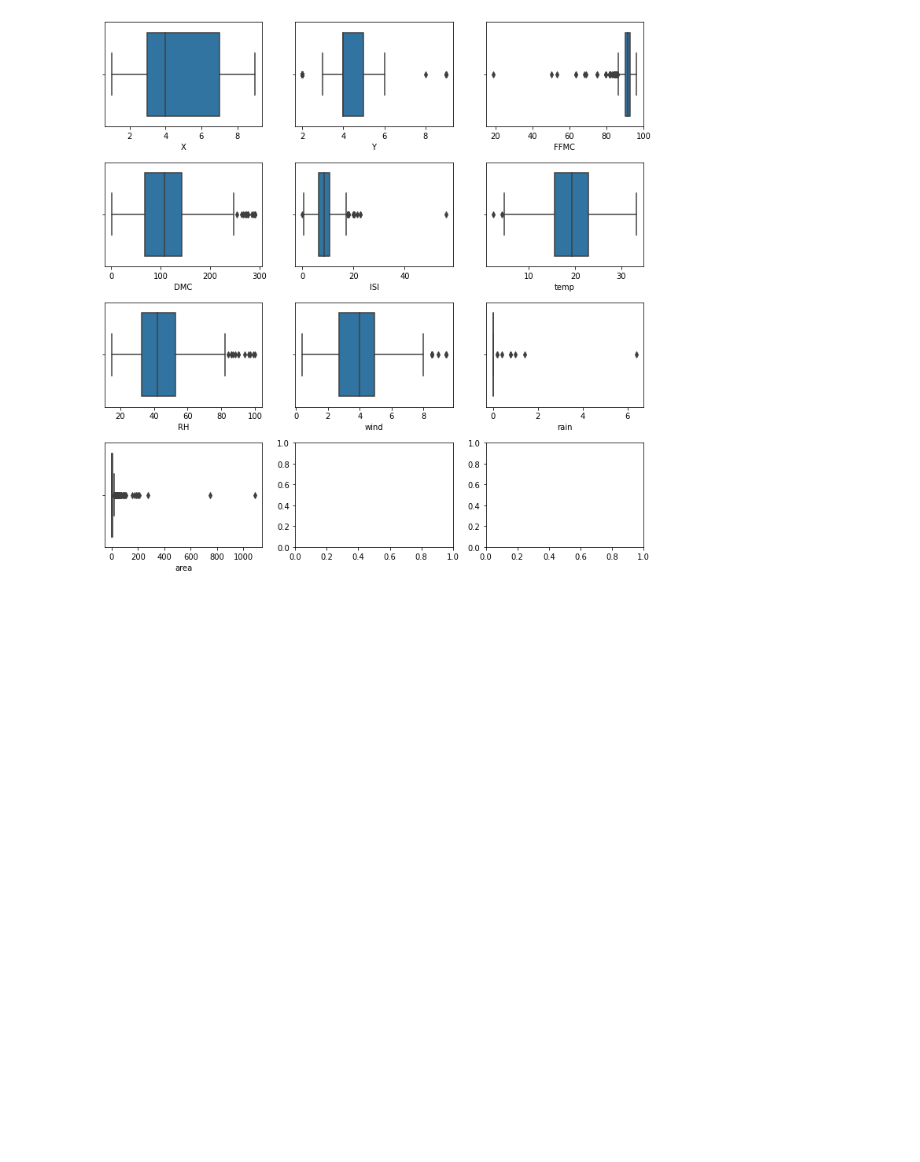
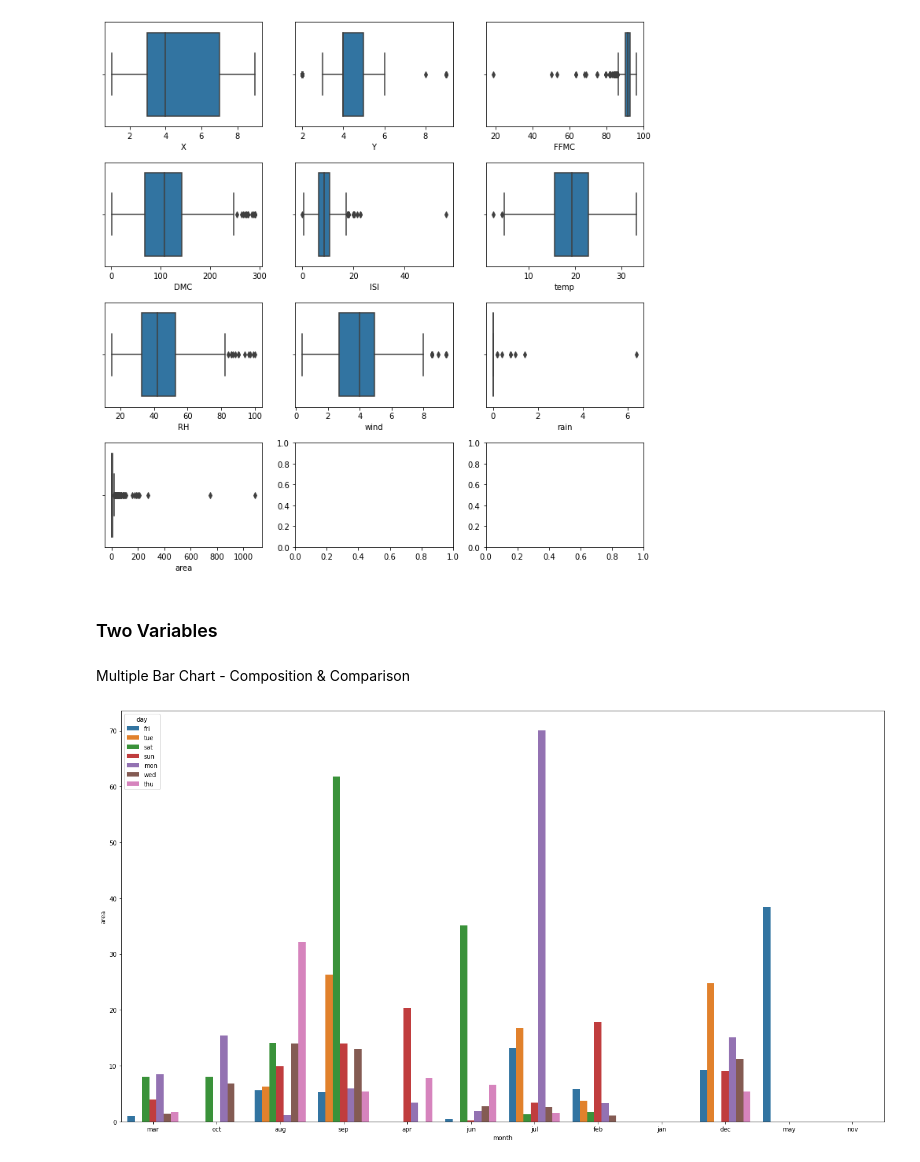
Before and after one commit to MaxZx3000/Forest-Fire, a Jupyter notebook: Final_Project_Forest_Fire_Classifier_(Anthony_Kevin_Oktavius).ipynb, the cells around one changed output. Drawn from its saved outputs; the diff is of its cells as text; code cells hidden in the pictures; blank space fills up the shorter version.

Commit message:
Added Multiple Bar Chart - Comparison Code.

```diff
--- a/Final_Project_Forest_Fire_Classifier_(Anthony_Kevin_Oktavius).ipynb
+++ b/Final_Project_Forest_Fire_Classifier_(Anthony_Kevin_Oktavius).ipynb
@@ -158,3 +160,52 @@ plt.tight_layout()
 plt.show()
 # %% [output]
 [figure]
+# %% [markdown]
+### Two Variables
+# %% [markdown]
+Multiple Bar Chart - Composition & Comparison
+# %%
+def make_multiple_bar_plot(df, x1, x2, y, cmap, ax, statistic):
+  target_field_two_categorical_df = df.groupby([x1, x2]).mean()[y]
+
+  mean_target_field_two_categorical_df = target_field_two_categorical_df.unstack(
+      level = 1
+  )
+
+  mean_target_field_two_categorical_df = mean_target_field_two_categorical_df.reset_index()
+
+
+  mean_target_field_two_categorical_df = pd.melt(
+      mean_target_field_two_categorical_df,
+      id_vars = x1,
+      var_name = x2,
+      value_name = y
+  )
+
+  sns.barplot(x = x1,
+              y = y,
+              hue = x2,
+              data = forest_fire_df,
+              ax = ax,
+              ci = None)
+# %%
+fig, ax = plt.subplots(nrows = 1, ncols = 1)
+
+fig.set_figwidth(18)
+fig.set_figheight(10)
+
+multiple_bar_fields = categorical_variables.copy()
+multiple_bar_fields.append(area_field)
+
+make_multiple_bar_plot(forest_fire_df,
+                        x1 = month_field,
+                        x2 = day_field,
+                        y = area_field,
+                        cmap = 'inferno',
+                        ax = ax,
+                        statistic = 'mean')
+
+plt.tight_layout()
+plt.show()
+# %% [output]
+[figure, added]
```
Also changed, not shown: parts of 1 cell of this notebook.
